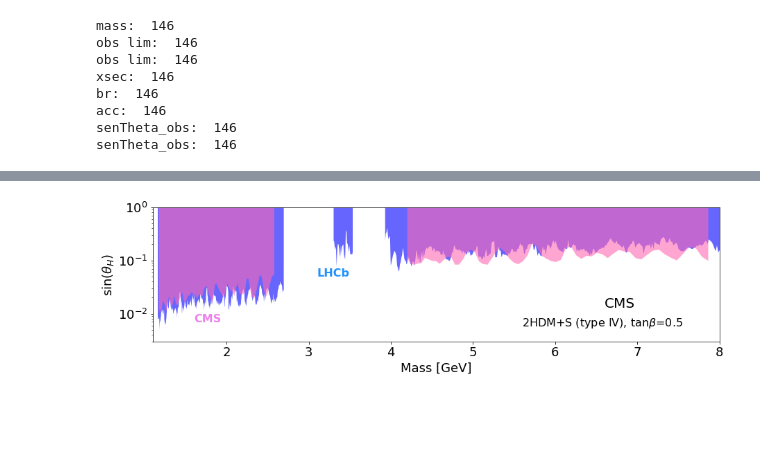
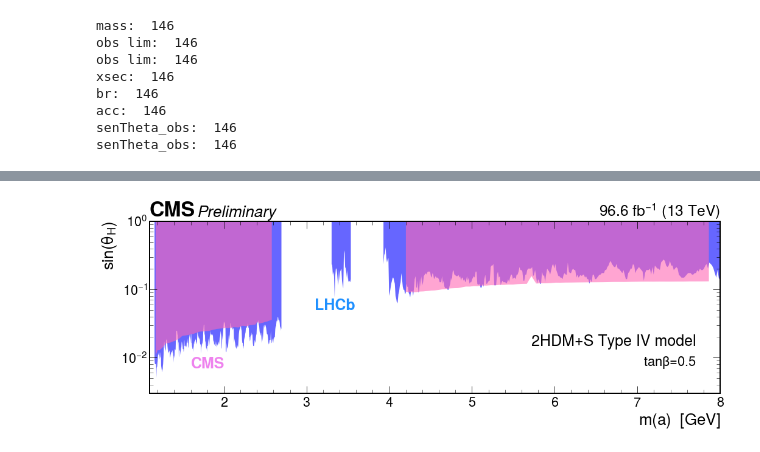
Before and after one commit to elfontan/2HDM_interpretation, a Jupyter notebook: senThetaLimits_2HDM_IV_fullMassRange_newAcceptances_ptmumu_allLimits.ipynb, the cells around one changed output, grey strips where cells are left out. Drawn from its saved outputs; the diff is of its cells as text; code cells hidden in the pictures; blank space fills up the shorter version.

Commit message:
CMS style included in the interpretation plot

```diff
--- a/senThetaLimits_2HDM_IV_fullMassRange_newAcceptances_ptmumu_allLimits.ipynb
+++ b/senThetaLimits_2HDM_IV_fullMassRange_newAcceptances_ptmumu_allLimits.ipynb
@@ -285,44 +344,54 @@ senTheta_obs:  146
 # %%
 f_LHCb = np.loadtxt("./LHCb_limits.txt", delimiter = " ")
 v_lim_LHCb = []
 v_mass_LHCb = []
 for i in range(len(f_LHCb)):
     v_mass_LHCb.append(f_LHCb[i][0]/1000) #Conversion from Mev to GeV
     v_lim_LHCb.append(f_LHCb[i][1])
 
 #f_BaBar = np.loadtxt("./BaBar_limits.txt", delimiter = "\t")
 #v_lim_BaBar = []
 #v_mass_BaBar = []
 #for i in range(len(f_BaBar)):
 #    v_mass_BaBar.append(f_BaBar[i][0])
 #    v_lim_BaBar.append(f_BaBar[i][1])
 
-p_cms_obs, p_lhcb = plt.subplots(figsize=(13, 4))
-plt.rcParams.update({'font.size': 18})
+p_cms_exp, p_lhcb = plt.subplots(figsize=(15, 6))
+plt.rcParams.update({'font.size': 19})
 #range = np.array([2.696,3.303])
+
+plt.style.use(hep.style.ROOT)
+# Overall - both left and right annotation
+hep.cms.label("Preliminary", data=True, lumi=96.6)
+#hep.cms.label("", data=True, lumi=96.6, year="2017 + 2018")
+
+# Just experiment label and <text> such as 'Preliminary' or 'Simulation'
+#hep.CMS.text(<text>)
 
 p_lhcb = plt.plot(v_mass_LHCb, v_lim_LHCb, '-', color="blue", linewidth=0)
 p_lhcb = plt.fill_between(v_mass_LHCb, v_lim_LHCb, 1, color="blue", linewidth=0, alpha=0.6)
 p_lhcb = plt.semilogy()
-p_cms_obs = plt.plot(v_mass, senTheta_obs_limit, '-', color="hotpink", linewidth=0)
-p_lhcb = plt.fill_between(v_mass, senTheta_obs_limit, 1, color="hotpink", linewidth=0, alpha=0.6)
+p_cms_exp = plt.plot(v_mass, senTheta_exp_limit, '-', color="hotpink", linewidth=0)
+p_lhcb = plt.fill_between(v_mass, senTheta_exp_limit, 1, color="hotpink", linewidth=0, alpha=0.6)
 
 plt.xlim(1.1,8)
 plt.ylim(0.003, 1.0)
-plt.xlabel('Mass [GeV]')
+plt.xlabel(r'm$(a)$  [GeV]')
 plt.ylabel('sin($\\theta_{H}$)')
 #plt.title("Upper limits on the mixing angle for the 2HDM scenario")
 #plt.legend(loc="upper left")
-p_cms_obs = plt.text(1.6, 0.007, "CMS", fontsize=16, color="violet", fontweight='bold')
-p_lhcb = plt.text(3.1, 0.05, "LHCb", fontsize=16, color="dodgerblue", fontweight='bold')
+p_cms_obs = plt.text(1.6, 0.007, "CMS", fontsize=25, color="violet", fontweight='bold')
+p_lhcb = plt.text(3.1, 0.05, "LHCb", fontsize=25, color="dodgerblue", fontweight='bold')
 
-plt.text(6.6, 0.013, "CMS", fontsize=20, color="black")
-plt.text(5.6, 0.009, "2HDM+S (type IV), tan$\\beta$=0.5", fontsize=16, verticalalignment='top')
+#plt.text(5.7, 0.015, "2HDM+S (type IV) model, tan$\\beta$=0.5", fontsize=22, verticalalignment='top')
+plt.text(5.72, 0.022, "2HDM+S Type IV model", fontsize=25, verticalalignment='top')
+plt.text(7.07, 0.011, "tan$\\beta$=0.5", fontsize=22, verticalalignment='top')
+
 #plt.show()
 plt.tight_layout()
-plt.savefig('senTheta_CMS_LHCb_newCmsAcceptances_newTriggerAcceptancesHighStat_PtMuMuCut_gg2A3_OBS.pdf', dpi=1200)
-plt.savefig('senTheta_CMS_LHCb_newCmsAcceptances_newTriggerAcceptancesHighStat_PtMuMuCut_gg2A3_OBS.png', dpi=1200)
-#plt.savefig('senTheta_CMS_LHCb_newCmsAcceptances_newTriggerAcceptances_PtMuMuCut_plusXmodes_OBS.pdf', dpi=1200)
-#plt.savefig('senTheta_CMS_LHCb_newCmsAcceptances_newTriggerAcceptances_PtMuMuCut_plusXmodes_OBS.png', dpi=1200)
+plt.savefig('senTheta_CMS_LHCb_newCmsAcceptances_newTriggerAcceptancesHighStat_PtMuMuCut_gg2A3_EXP.pdf', dpi=1200)
+plt.savefig('senTheta_CMS_LHCb_newCmsAcceptances_newTriggerAcceptancesHighStat_PtMuMuCut_gg2A3_EXP.png', dpi=1200)
+#plt.savefig('senTheta_CMS_LHCb_newCmsAcceptances_newTriggerAcceptances_PtMuMuCut_plusXmodes_EXP.pdf', dpi=1200)
+#plt.savefig('senTheta_CMS_LHCb_newCmsAcceptances_newTriggerAcceptances_PtMuMuCut_plusXmodes_EXP.png', dpi=1200)
 # %% [output]
-[figure, old version]
+[figure, new version]
```
Also changed, not shown: parts of 5 cells of this notebook, 1 other file.
